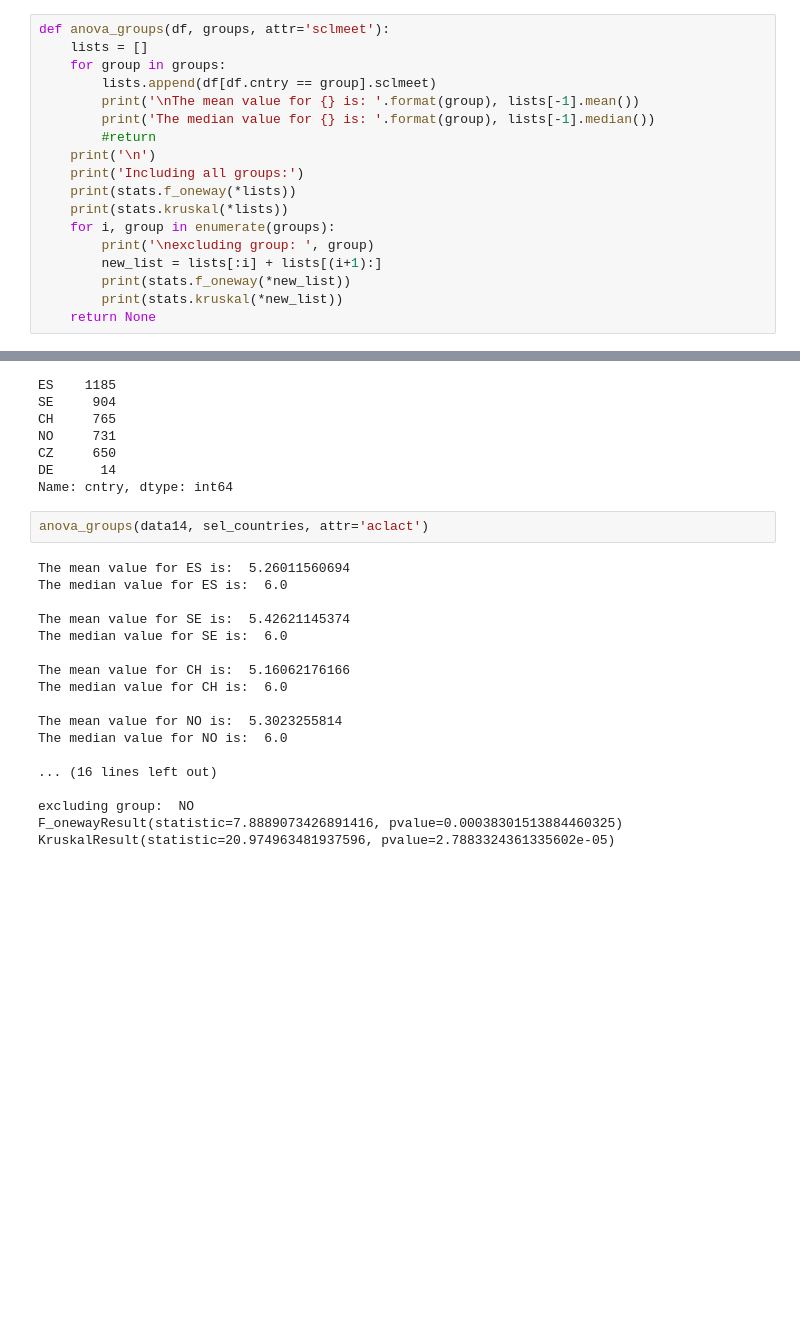
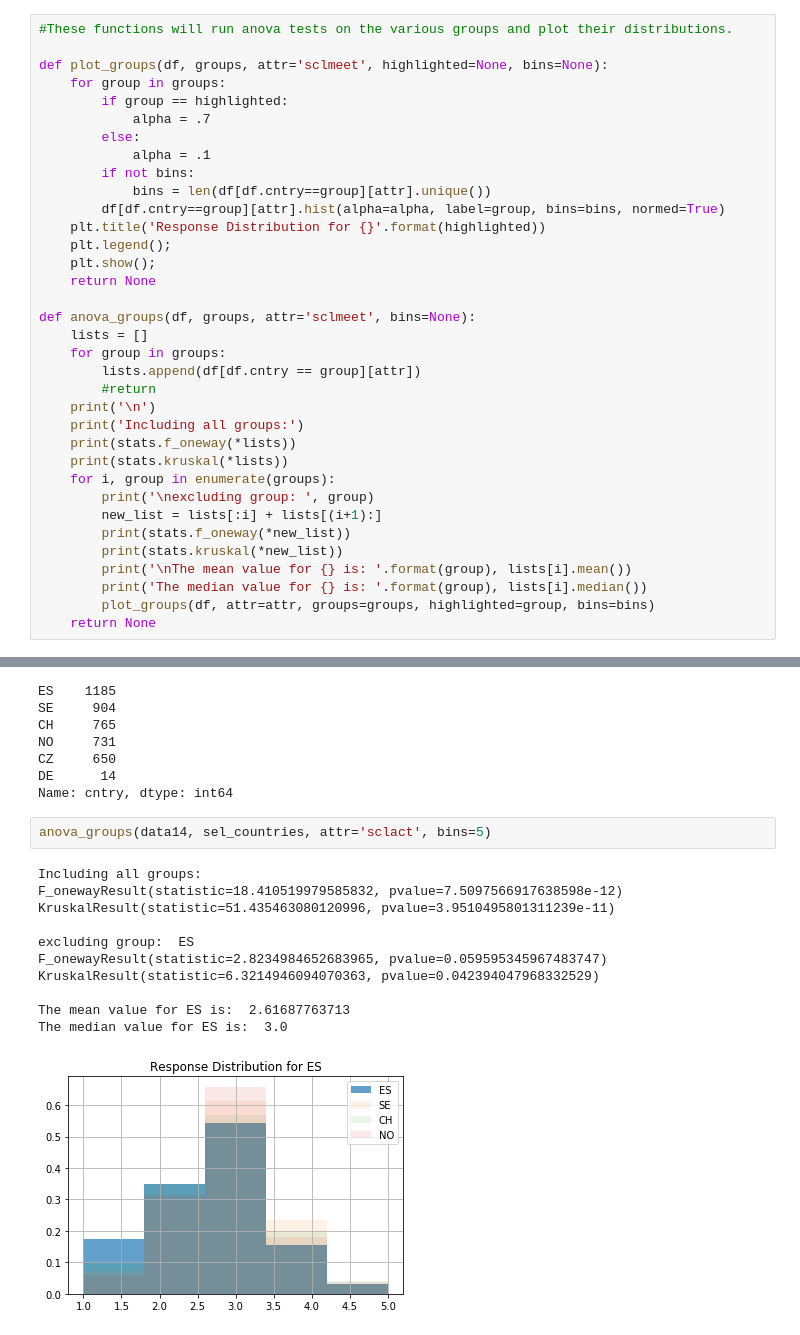
Before and after one commit to AlliedToasters/ESS_project, a Jupyter notebook: 5.5.4_what_test_to_use.ipynb, the cells around one changed output, grey strips where cells are left out. Drawn from its saved outputs; the diff is of its cells as text; blank space fills up the shorter version.

Commit message:
add updated interpretations of results.

```diff
--- a/5.5.4_what_test_to_use.ipynb
+++ b/5.5.4_what_test_to_use.ipynb
@@ -294,12 +310,26 @@ Name: partner, dtype: int64
 
 I want to pick the countries with the most avialable samples for more play. Let's see.
 # %%
-def anova_groups(df, groups, attr='sclmeet'):
+#These functions will run anova tests on the various groups and plot their distributions.
+
+def plot_groups(df, groups, attr='sclmeet', highlighted=None, bins=None):
+    for group in groups:
+        if group == highlighted:
+            alpha = .7
+        else:
+            alpha = .1
+        if not bins:
+            bins = len(df[df.cntry==group][attr].unique())
+        df[df.cntry==group][attr].hist(alpha=alpha, label=group, bins=bins, normed=True)
+    plt.title('Response Distribution for {}'.format(highlighted))
+    plt.legend();
+    plt.show();
+    return None
+
+def anova_groups(df, groups, attr='sclmeet', bins=None):
     lists = []
     for group in groups:
-        lists.append(df[df.cntry == group].sclmeet)
-        print('\nThe mean value for {} is: '.format(group), lists[-1].mean())
-        print('The median value for {} is: '.format(group), lists[-1].median())
+        lists.append(df[df.cntry == group][attr])
         #return
     print('\n')
     print('Including all groups:')
@@ -310,6 +340,9 @@ def anova_groups(df, groups, attr='sclmeet'):
         new_list = lists[:i] + lists[(i+1):]
         print(stats.f_oneway(*new_list))
         print(stats.kruskal(*new_list))
+        print('\nThe mean value for {} is: '.format(group), lists[i].mean())
+        print('The median value for {} is: '.format(group), lists[i].median())
+        plot_groups(df, attr=attr, groups=groups, highlighted=group, bins=bins)
     return None
 # %%
 data14 = df[df.year==7][df.sclmeet.notnull()]
@@ -362,22 +410,16 @@ CZ     650
 DE      14
 Name: cntry, dtype: int64
 # %%
-anova_groups(data14, sel_countries, attr='aclact')
+anova_groups(data14, sel_countries, attr='sclact', bins=5)
 # %% [output]
-The mean value for ES is:  5.26011560694
-The median value for ES is:  6.0
+Including all groups:
+F_onewayResult(statistic=18.410519979585832, pvalue=7.5097566917638598e-12)
+KruskalResult(statistic=51.435463080120996, pvalue=3.9510495801311239e-11)
 
-The mean value for SE is:  5.42621145374
-The median value for SE is:  6.0
+excluding group:  ES
+F_onewayResult(statistic=2.8234984652683965, pvalue=0.059595345967483747)
+KruskalResult(statistic=6.3214946094070363, pvalue=0.042394047968332529)
 
-The mean value for CH is:  5.16062176166
-The median value for CH is:  6.0
-
-The mean value for NO is:  5.3023255814
-The median value for NO is:  6.0
-
-... (16 lines left out)
-
-excluding group:  NO
-F_onewayResult(statistic=7.8889073426891416, pvalue=0.00038301513884460325)
-KruskalResult(statistic=20.974963481937596, pvalue=2.7883324361335602e-05)
+The mean value for ES is:  2.61687763713
+The median value for ES is:  3.0
+[figure, added]
```
Also changed, not shown: parts of 18 cells of this notebook.
